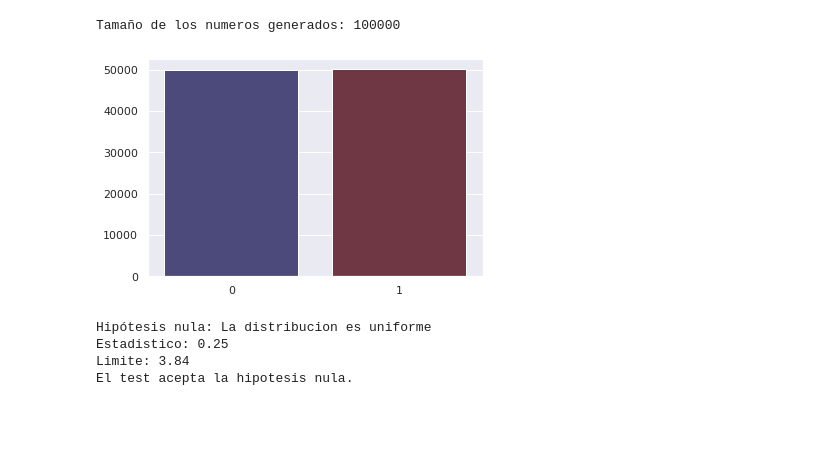
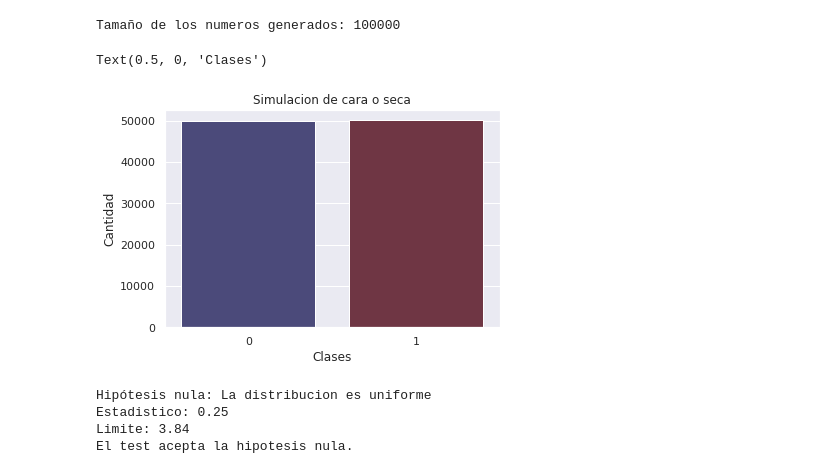
Before and after one commit to mateocapon/simulacion_tp1, a Jupyter notebook: Ejercicio 1 y 2.ipynb, the cells around one changed output. Cells and saved outputs as stored; diff of their text form; code cells hidden in the pictures; blank space fills up the shorter version.

```diff
--- a/Ejercicio 1 y 2.ipynb
+++ b/Ejercicio 1 y 2.ipynb
@@ -245,12 +259,15 @@ N = generarRandom(100000)
 
 numGenerados = []
 
-for j in range(9,-1,-1):
+largo = 10
+
+for j in range(0,largo):
     numGenerados.append(0)
 
 for i in N:
     numGenerados[ int( i % len(numGenerados) ) ] += 1
 
+
 print("Tamaño de los numeros generados: " + str(sum(numGenerados)))
 # %% [output]
 Tamaño de los numeros generados: 100000
@@ -315,9 +336,13 @@ Tamaño de los numeros generados: 100000
 # %%
 numSimulados = list(range(0,2))
 
 ax = sns.barplot(x=numSimulados, y=numGenerados, palette='icefire')
+ax.set_title("Simulacion de cara o seca")
+ax.set_ylabel("Cantidad")
+ax.set_xlabel("Clases")
 # %% [output]
+Text(0.5, 0, 'Clases')
-[figure, old version]
+[figure, new version]
 # %%
 print("Hipótesis nula: La distribucion es uniforme")
 
```
Also changed, not shown: parts of 8 cells of this notebook, 2 other files.
